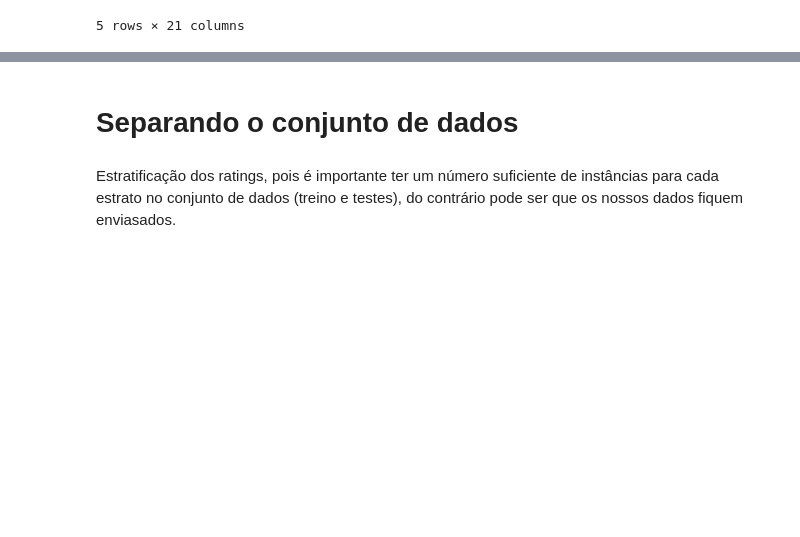
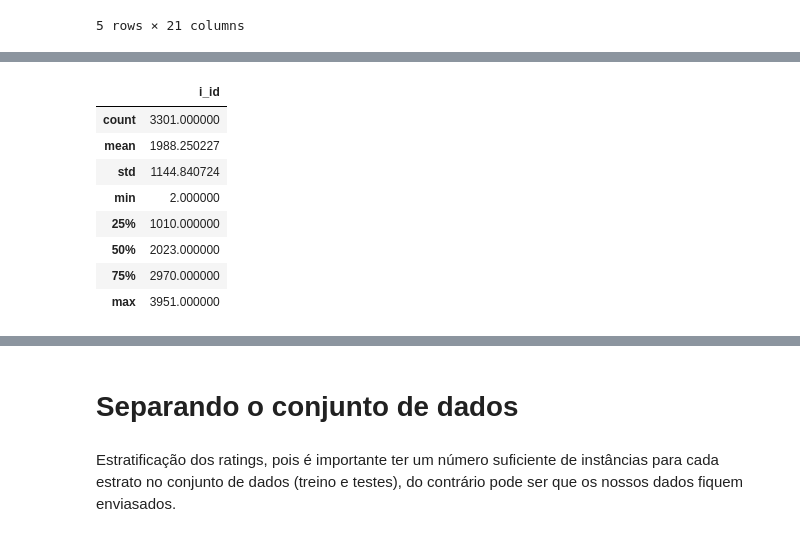
Before and after one commit to juarezsacenti/kg-summ-rec, a Jupyter notebook: AED/aed-ml1m.ipynb, the cells around one changed output, grey strips where cells are left out. Drawn from its saved outputs; the diff is of its cells as text; code cells hidden in the pictures; blank space fills up the shorter version.

```diff
--- a/AED/aed-ml1m.ipynb
+++ b/AED/aed-ml1m.ipynb
@@ -556,0 +603,12 @@ auxiliary.head()
+# %%
+i2kg_map.describe()
+# %% [output]
+|  | i_id |
+| count | 3301.000000 |
+| mean | 1988.250227 |
+| std | 1144.840724 |
+| min | 2.000000 |
+| 25% | 1010.000000 |
+| 50% | 2023.000000 |
+| 75% | 2970.000000 |
+| max | 3951.000000 |
```
Also changed, not shown: parts of 4 cells of this notebook, 1 other file.
